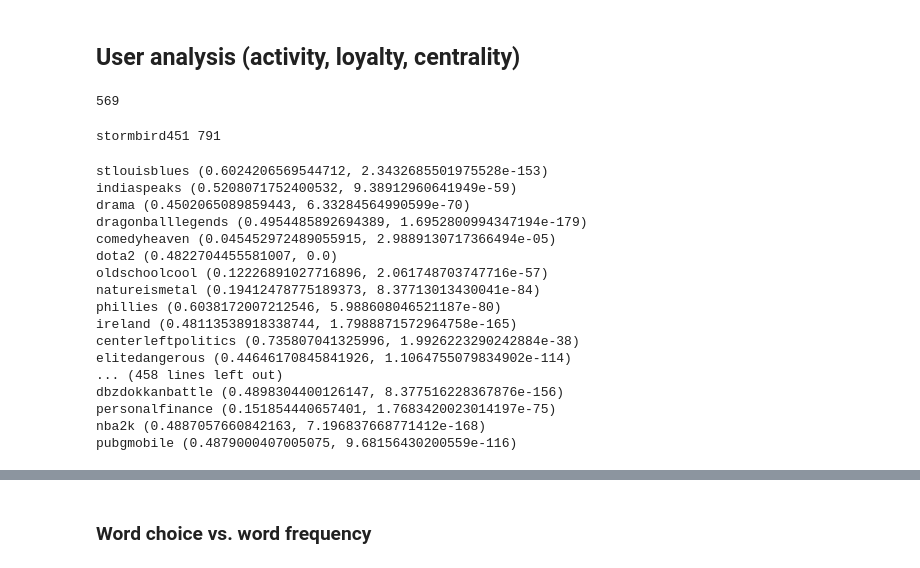
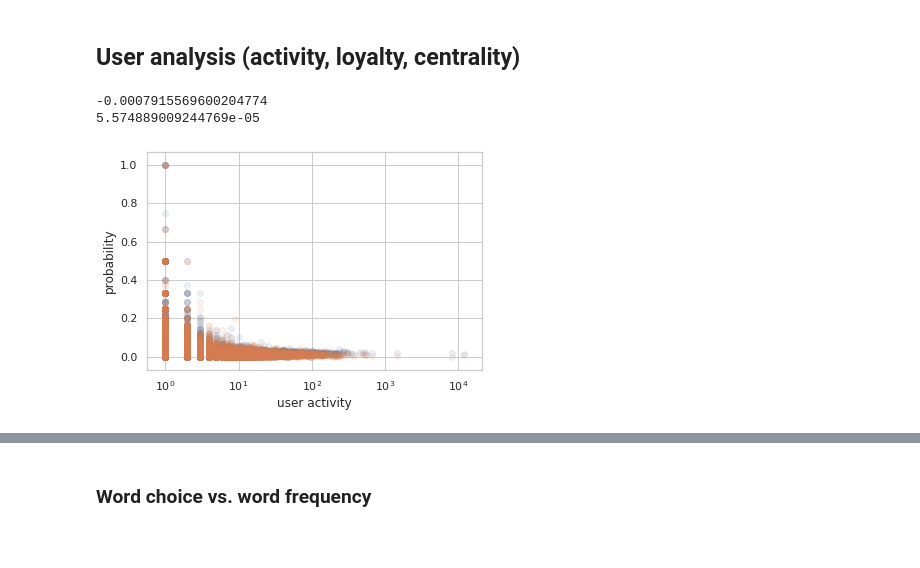
Before and after one commit to lucy3/ingroup_lang, a Jupyter notebook: code/sociolect_score_analysis.ipynb, the cells around one changed output, grey strips where cells are left out. Drawn from its saved outputs; the diff is of its cells as text; code cells hidden in the pictures; blank space fills up the shorter version.

```diff
--- a/code/sociolect_score_analysis.ipynb
+++ b/code/sociolect_score_analysis.ipynb
@@ -111,41 +112,37 @@ with open(root + 'logs/sr_user_counts.json', 'r') as infile:
 with open(root + 'logs/user_centralities.json', 'r') as infile:
     # sr : {user : centrality}
     sr_user_centrality = json.load(infile)
-# %%
-print(len(loyal_users['justnomil']))
-# %% [output]
-569
-# %%
-for user in sr_user_counts['justnomil']:
-    print(user, sr_user_counts['justnomil'][user])
-    break
-# %% [output]
-stormbird451 791
+# %%
+with open(root + 'logs/base_user_scores.json', 'r') as infile:
+    user_scores = json.load(infile)
+with open(root + 'logs/pmi_user_scores.json', 'r') as infile:
+    pmi_user_scores = json.load(infile)
 # %%
-for sr in sr_user_counts:
-    x = []
-    y = []
-    z = []
-    for user in sorted(sr_user_centrality[sr]):
-        x.append(sr_user_centrality[sr][user])
-        y.append(sr_user_counts[sr][user])
-    corr = stats.pearsonr(x, y)
-    print(sr, corr)
+def attribute_vs_scores(other_dict, score_dict, ylabel, xlog=True):
+    corrs = []
+    for sr in sr_user_counts:
+        x = []
+        y = []
+        z = []
+        for user in sorted(other_dict[sr]):
+            x.append(other_dict[sr][user])
+            y.append(score_dict[sr][user])
+        if all(v == 0 for v in y): continue
+        corr = stats.pearsonr(x, y)
+        if sr == 'overwatch':
+            plt.scatter(x, y, alpha=0.1)
+            if xlog:
+                plt.xscale('log')
+            plt.xlabel(ylabel)
+            plt.ylabel("probability")
+        corrs.append(corr[0])
+    return corrs
-# %% [output]
-stlouisblues (0.6024206569544712, 2.3432685501975528e-153)
-indiaspeaks (0.5208071752400532, 9.38912960641949e-59)
-drama (0.4502065089859443, 6.33284564990599e-70)
-dragonballlegends (0.4954485892694389, 1.6952800994347194e-179)
-comedyheaven (0.045452972489055915, 2.9889130717366494e-05)
-dota2 (0.4822704455581007, 0.0)
-oldschoolcool (0.12226891027716896, 2.061748703747716e-57)
-natureismetal (0.19412478775189373, 8.37713013430041e-84)
-phillies (0.6038172007212546, 5.988608046521187e-80)
-ireland (0.48113538918338744, 1.7988871572964758e-165)
-centerleftpolitics (0.735807041325996, 1.9926223290242884e-38)
-elitedangerous (0.44646170845841926, 1.1064755079834902e-114)
-... (458 lines left out)
-dbzdokkanbattle (0.4898304400126147, 8.377516228367876e-156)
-personalfinance (0.151854440657401, 1.7683420023014197e-75)
-nba2k (0.4887057660842163, 7.196837668771412e-168)
-pubgmobile (0.4879000407005075, 9.68156430200559e-116)
+# %%
+sense_corrs = attribute_vs_scores(sr_user_counts, user_scores, "user activity")
+print(np.mean(sense_corrs))
+type_corrs = attribute_vs_scores(sr_user_counts, pmi_user_scores, "user activity")
+print(np.mean(type_corrs))
+# %% [output]
+-0.0007915569600204774
+5.574889009244769e-05
+[figure, added]
```
Also changed, not shown: parts of 16 cells of this notebook, 5 other files.
